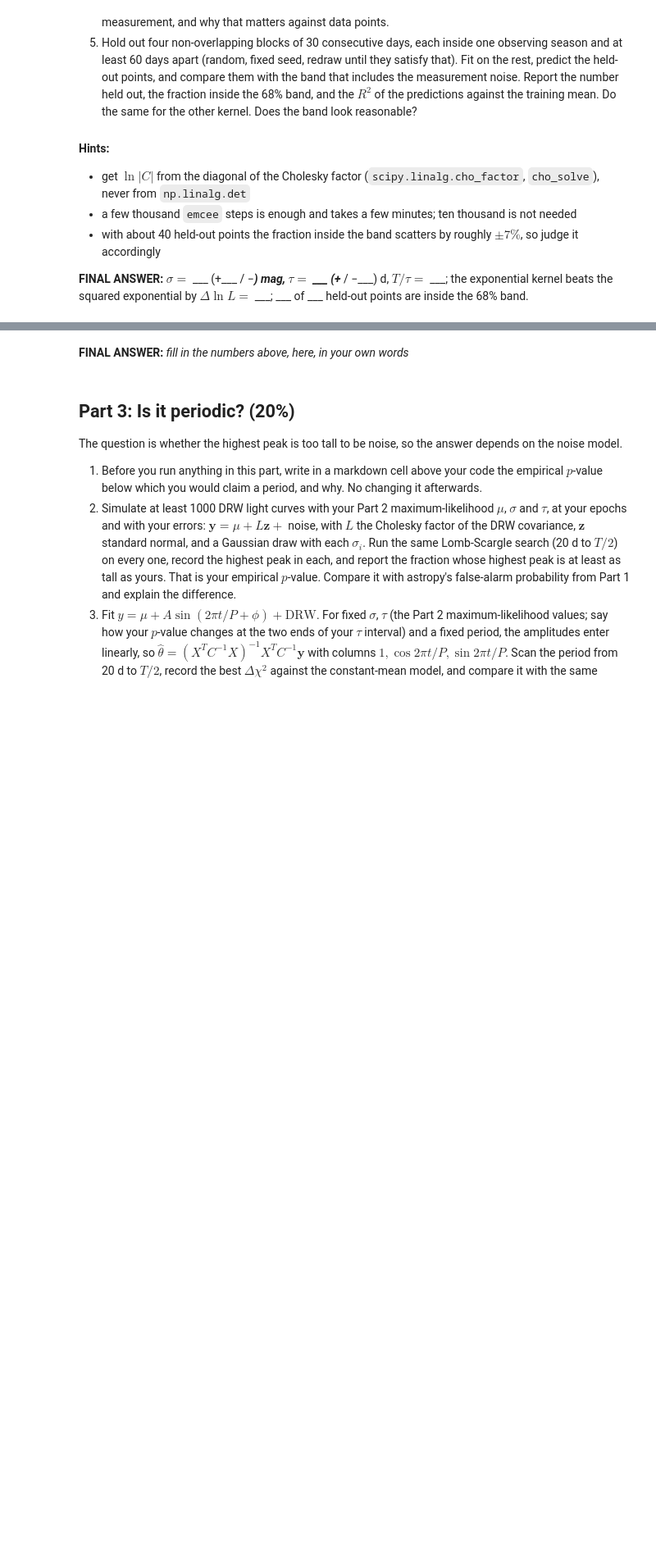
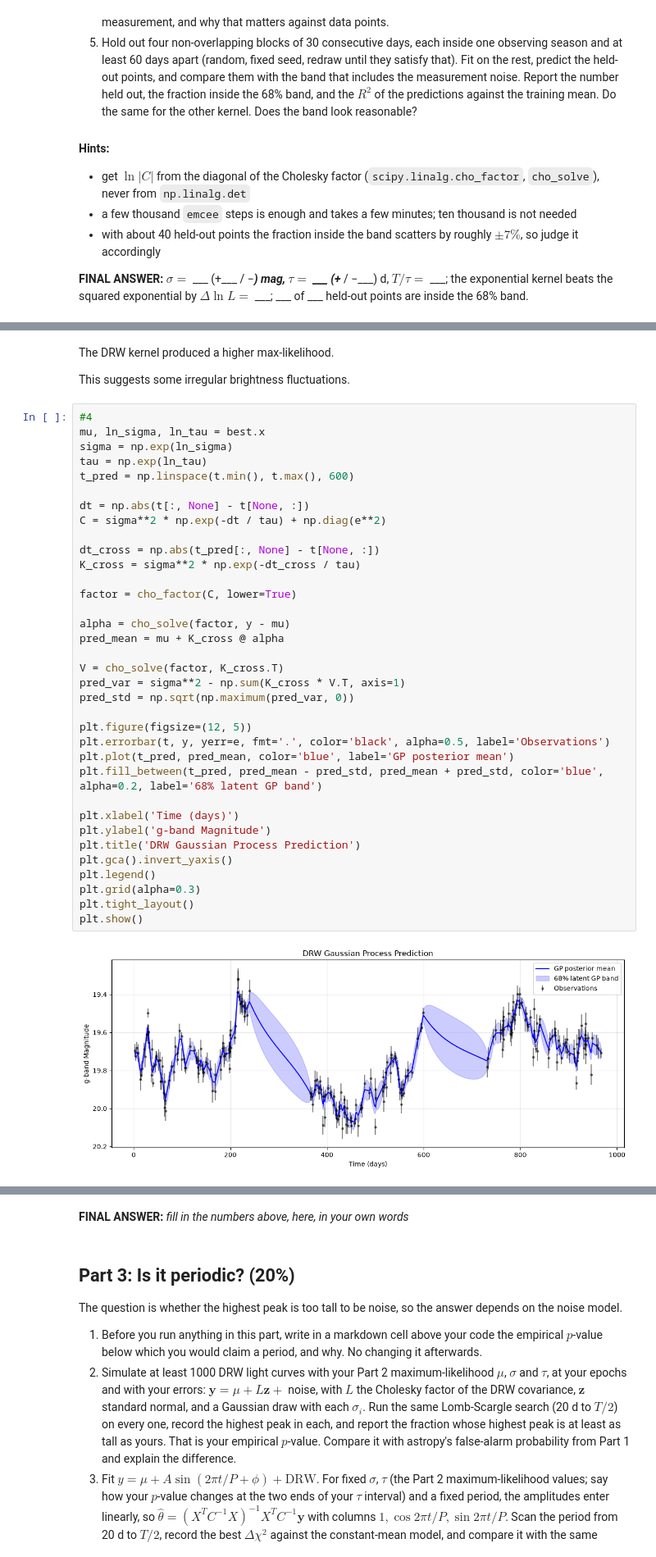
Before and after one commit to AustinMathison/ast457_2026_Fall, a Jupyter notebook: labs/07/lab07.ipynb, the cells around one changed output, grey strips where cells are left out. Shown at 82% size. Cells and saved outputs as stored; diff of their text form; blank space fills up the shorter version.

```diff
--- a/labs/07/lab07.ipynb
+++ b/labs/07/lab07.ipynb
@@ -68,0 +311,41 @@ where $\sigma_i$ is the quoted error of epoch $i$ and $\sigma$ without a subscri
+# %% [markdown]
+The DRW kernel produced a higher max-likelihood.
+
+This suggests some irregular brightness fluctuations.
+# %%
+#4
+mu, ln_sigma, ln_tau = best.x
+sigma = np.exp(ln_sigma)
+tau = np.exp(ln_tau)
+t_pred = np.linspace(t.min(), t.max(), 600)
+
+dt = np.abs(t[:, None] - t[None, :])
+C = sigma**2 * np.exp(-dt / tau) + np.diag(e**2)
+
+dt_cross = np.abs(t_pred[:, None] - t[None, :])
+K_cross = sigma**2 * np.exp(-dt_cross / tau)
+
+factor = cho_factor(C, lower=True)
+
+alpha = cho_solve(factor, y - mu)
+pred_mean = mu + K_cross @ alpha
+
+V = cho_solve(factor, K_cross.T)
+pred_var = sigma**2 - np.sum(K_cross * V.T, axis=1)
+pred_std = np.sqrt(np.maximum(pred_var, 0))
+
+plt.figure(figsize=(12, 5))
+plt.errorbar(t, y, yerr=e, fmt='.', color='black', alpha=0.5, label='Observations')
+plt.plot(t_pred, pred_mean, color='blue', label='GP posterior mean')
+plt.fill_between(t_pred, pred_mean - pred_std, pred_mean + pred_std, color='blue', alpha=0.2, label='68% latent GP band')
+
+plt.xlabel('Time (days)')
+plt.ylabel('g-band Magnitude')
+plt.title('DRW Gaussian Process Prediction')
+plt.gca().invert_yaxis()
+plt.legend()
+plt.grid(alpha=0.3)
+plt.tight_layout()
+plt.show()
+# %% [output]
+[figure, added]
```
Also changed, not shown: parts of 26 cells of this notebook, 1 other file.
